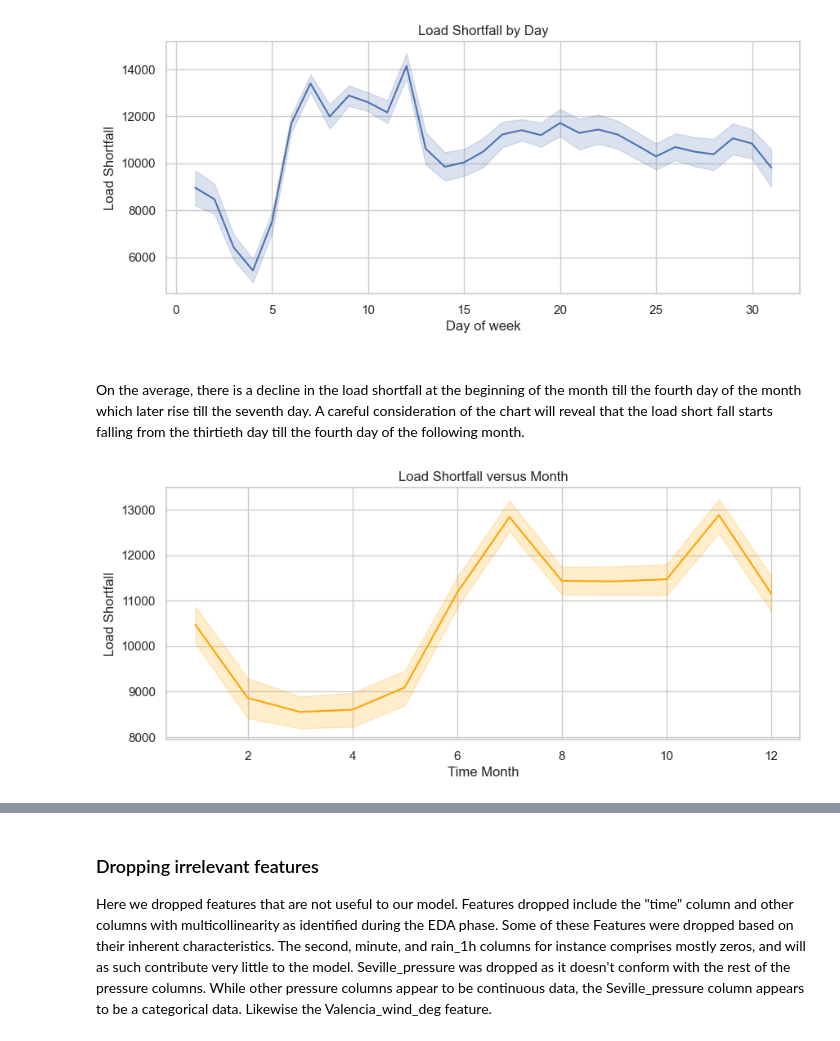
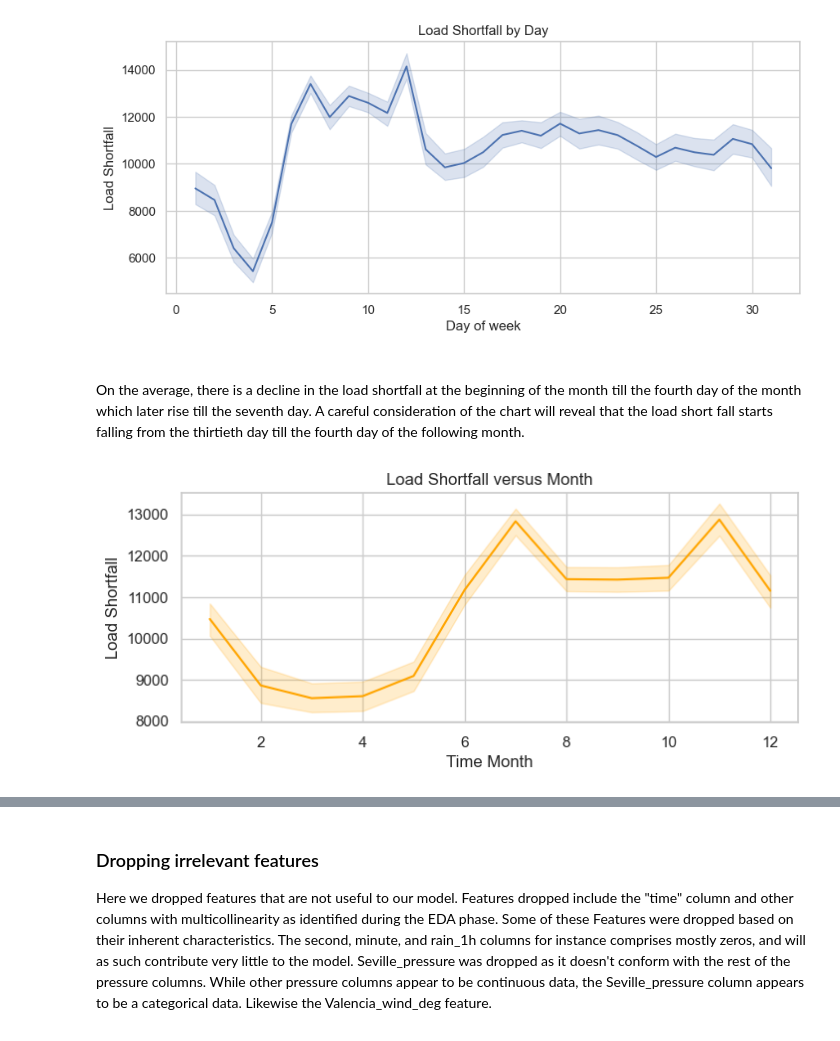
Before and after one commit to YinkaOlusola/Energy_Demand_Shortfall_Prediction-Advanced_Regression, a Jupyter notebook: project_notebook.ipynb, the cells around one changed output, grey strips where cells are left out. Cells and saved outputs as stored; diff of their text form; code cells hidden in the pictures.

Commit message:
cleaning up repository

```diff
--- a/project_notebook.ipynb
+++ b/project_notebook.ipynb
@@ -542,3 +545,5 @@ dtype: int64
 From the result above, the values in the `second` and `minute` columns are all zeros and as such will be dropped from the dataframe.
 
 It is equally imperative to check the range of values in the remaining date and time columns, that is, `hour`, `day`, `month`, and `year`
+# %%
+df_clean_train.drop(columns=['second', 'minute'], inplace=True)
@@ -612,23 +622,23 @@ plt.ylabel("Load Shortfall")
 plt.show()
 # %% [output]
 [figure]
-# %% [markdown]
-<br>
-
-On the average, there is a decline in the load shortfall at the beginning of the month till the fourth day of the month which later rise till the seventh day. A careful consideration of the chart will reveal that the load short fall starts falling from the thirtieth day till the fourth day of the following month.
+# %% [markdown]
+<br>
+
+On the average, there is a decline in the load shortfall at the beginning of the month till the fourth day of the month which later rise till the seventh day. A careful consideration of the chart will reveal that the load short fall starts falling from the thirtieth day till the fourth day of the following month.
 # %%
 # Visualizing the load_shortfall as a function of hour
 
-plt.figure(figsize=(10, 4)) # Setting the figure size
+plt.figure(figsize=(8, 3)) # Setting the figure size
 
 sns.set_context('poster', font_scale=4)
 sns.set(style="whitegrid") # Style for the plot
 
 sns.lineplot(data=df_clean_train, x='Month', y='load_shortfall_3h', color='orange')
 
 plt.title("Load Shortfall versus Month")
 plt.xlabel("Time Month")
 plt.ylabel("Load Shortfall")
 plt.show()
 # %% [output]
-[figure, old version]
+[figure, new version]
```
Also changed, not shown: parts of 20 cells of this notebook.
